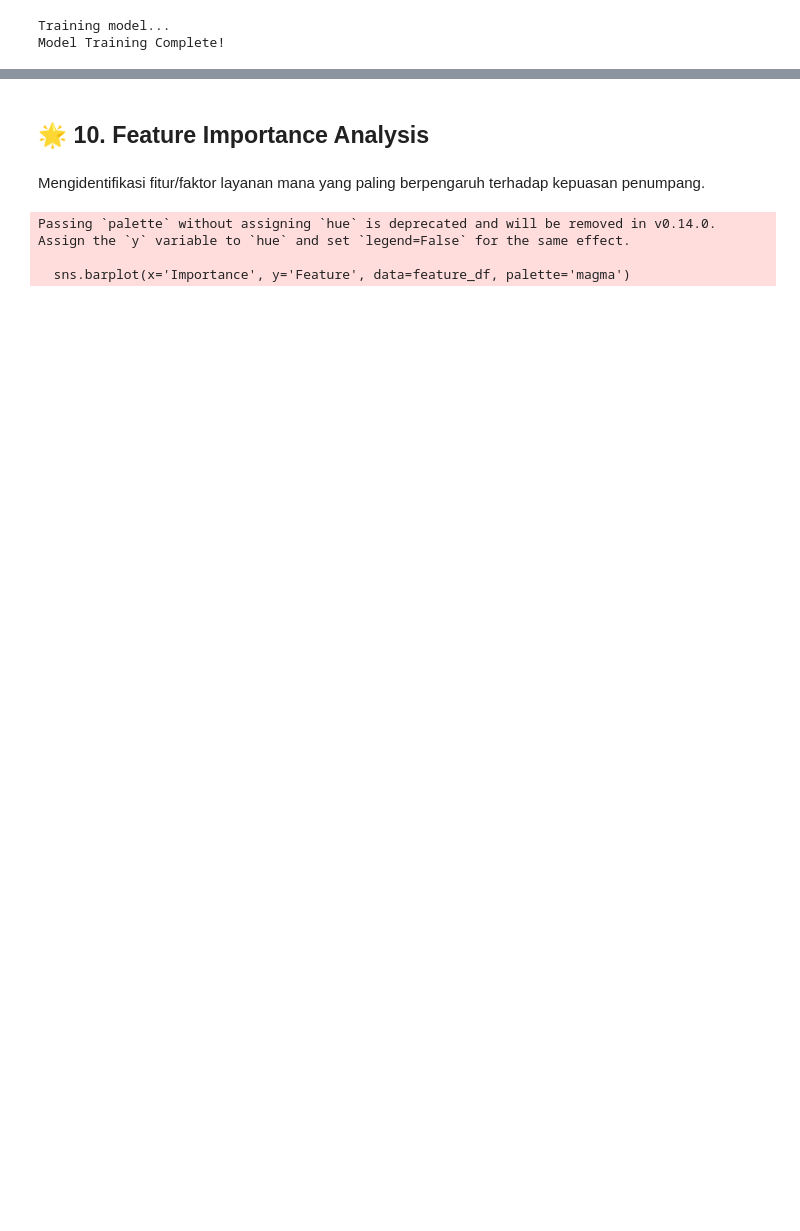
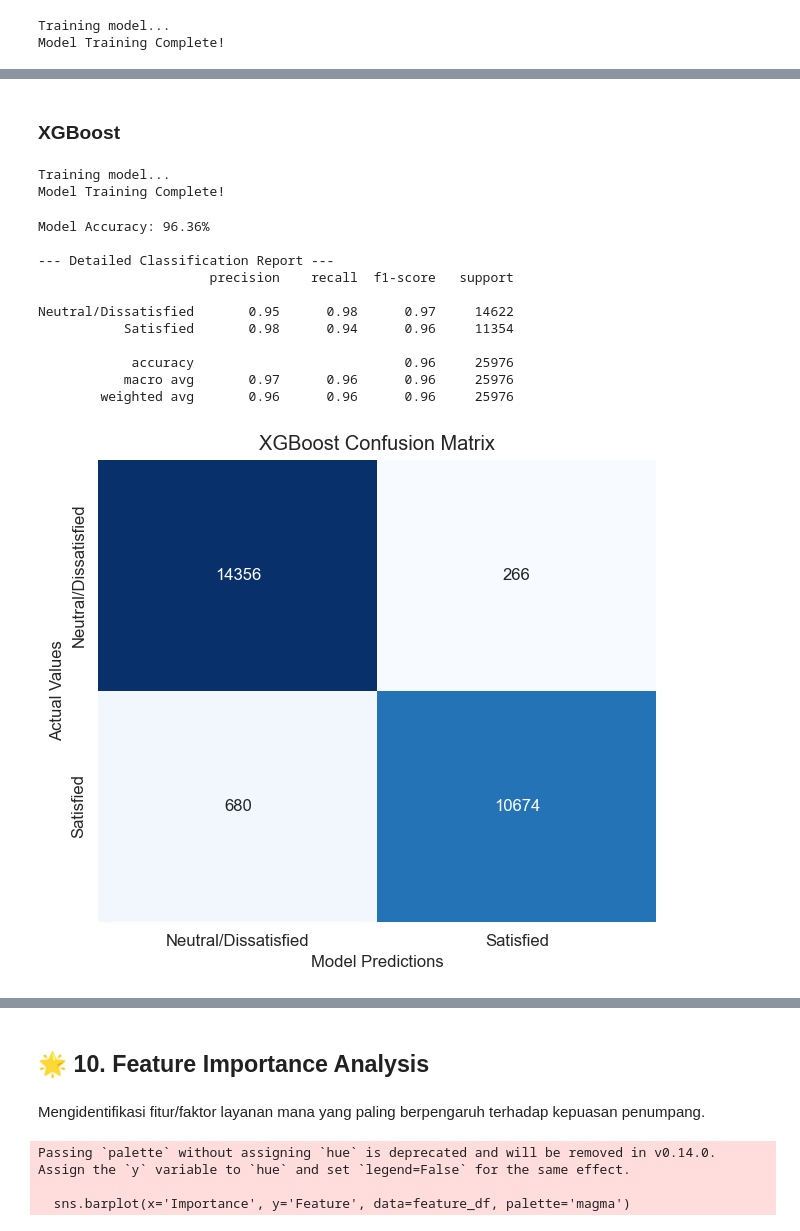
Before and after one commit to m-mukhlis/tubes_pda, a Jupyter notebook: airline_satisfaction.ipynb, the cells around one changed output, grey strips where cells are left out. Saved outputs shown, nothing was run; the diff lists cells and outputs as text; code cells hidden in the pictures; blank space fills up the shorter version.

```diff
--- a/airline_satisfaction.ipynb
+++ b/airline_satisfaction.ipynb
@@ -347,0 +420,52 @@ Neutral/Dissatisfied       0.95      0.98      0.97     14622
+# %% [markdown]
+### XGBoost
+# %%
+# Initialize XGBoost Model
+xgb_model = XGBClassifier(
+    n_estimators=100,
+    random_state=42,
+    n_jobs=-1
+)
+
+# Training
+print("Training model...")
+xgb_model.fit(X_train, y_train)
+print("Model Training Complete!")
+# %% [output]
+Training model...
+Model Training Complete!
+# %%
+# Predictions
+y_pred = xgb_model.predict(X_test)
+
+# a. Accuracy
+xgb_acc = accuracy_score(y_test, y_pred)
+print(f"Model Accuracy: {xgb_acc * 100:.2f}%\n")
+
+# b. Classification Report
+print("--- Detailed Classification Report ---")
+print(classification_report(y_test, y_pred, target_names=['Neutral/Dissatisfied', 'Satisfied']))
+
+# c. Confusion Matrix
+cm = confusion_matrix(y_test, y_pred)
+plt.figure(figsize=(6, 5))
+sns.heatmap(cm, annot=True, fmt='d', cmap='Blues', cbar=False,
+            xticklabels=['Neutral/Dissatisfied', 'Satisfied'],
+            yticklabels=['Neutral/Dissatisfied', 'Satisfied'])
+plt.ylabel('Actual Values')
+plt.xlabel('Model Predictions')
+plt.title('XGBoost Confusion Matrix')
+plt.show()
+# %% [output]
+Model Accuracy: 96.36%
+
+--- Detailed Classification Report ---
+                      precision    recall  f1-score   support
+
+Neutral/Dissatisfied       0.95      0.98      0.97     14622
+           Satisfied       0.98      0.94      0.96     11354
+
+            accuracy                           0.96     25976
+           macro avg       0.97      0.96      0.96     25976
+        weighted avg       0.96      0.96      0.96     25976
+[figure, added]
```
Also changed, not shown: parts of 19 cells of this notebook, 1 other file.
